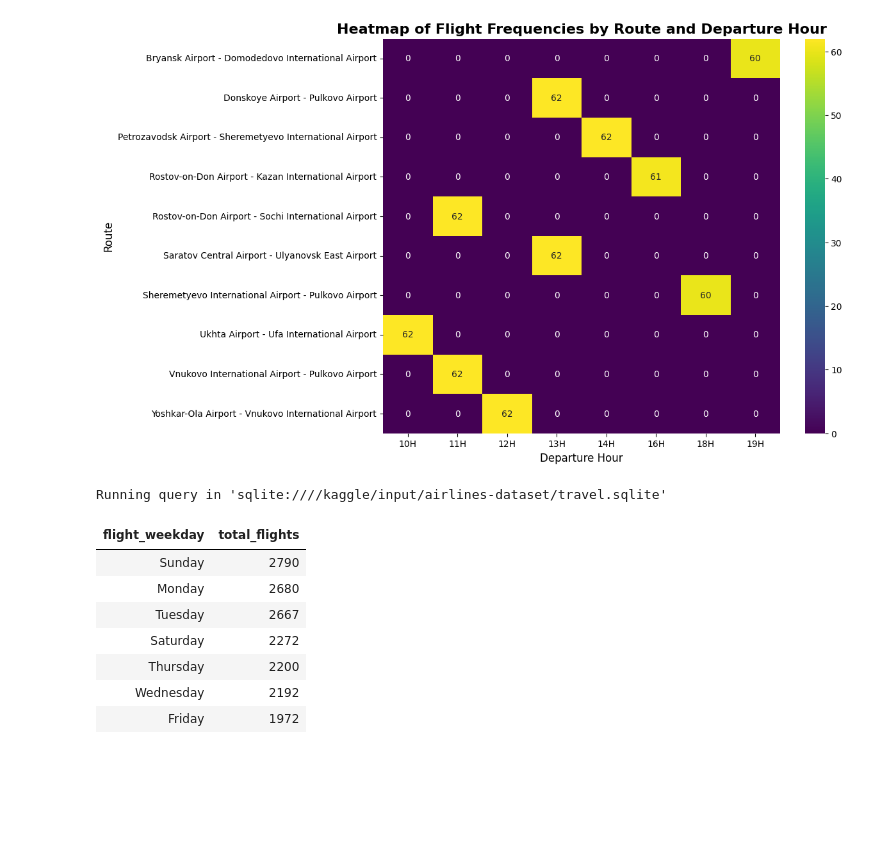
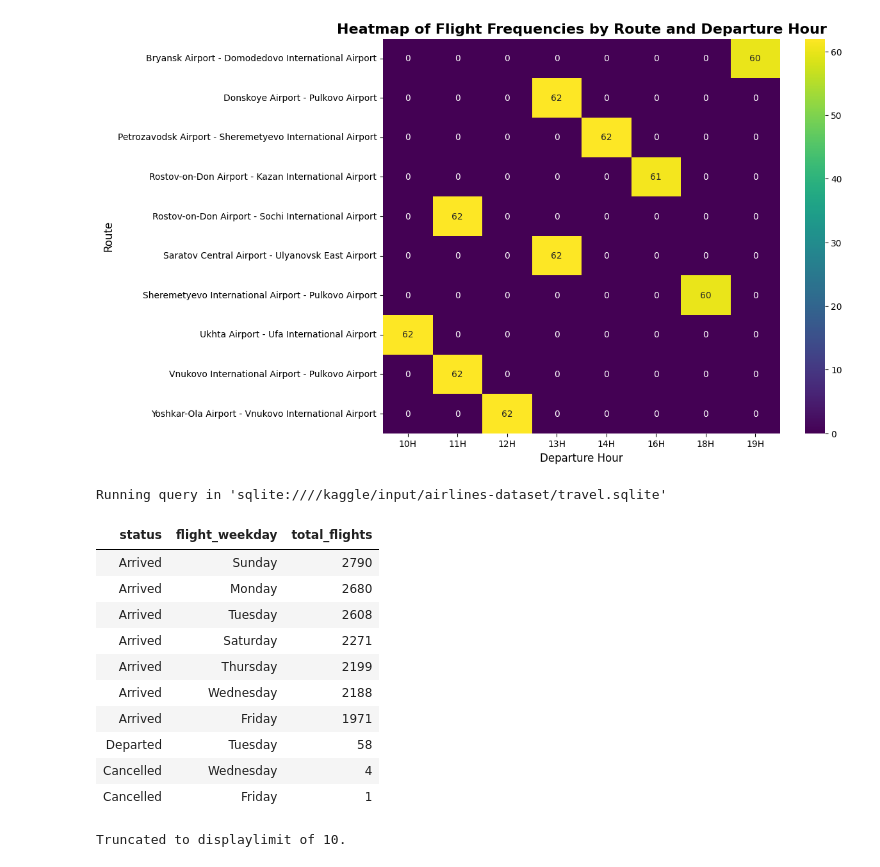
Before and after one commit to Daviedavie100/SQL_Projects, a Jupyter notebook: notebookee0d13d44b.ipynb, the cells around one changed output. Cells and saved outputs as stored; diff of their text form; code cells hidden in the pictures; blank space fills up the shorter version.

```diff
--- a/notebookee0d13d44b.ipynb
+++ b/notebookee0d13d44b.ipynb
@@ -561,44 +561,49 @@ WITH flight_data AS (
                 f.status,
                 json_extract(ap1.airport_name, '$.en') AS departure_airport_name,
                 json_extract(ap1.city, '$.en') AS departure_city,
                 ap1.coordinates AS departure_city_coordinates,
                 ap1.timezone AS departure_timezone,
                 json_extract(ap2.airport_name, '$.en') AS arrival_airport_name,
                 json_extract(ap2.city, '$.en') AS arrival_city,
                 ap2.coordinates AS arrival_city_coordinates,
                 ap2.timezone AS arrival_timezone
         FROM flights f
         JOIN airports_data ap1
         ON f.departure_airport=ap1.airport_code
         JOIN airports_data ap2
         ON f.arrival_airport=ap2.airport_code
         )
 
-SELECT CASE strftime('%w', scheduled_departure)
+SELECT status,
+    CASE strftime('%w', scheduled_departure)
         WHEN '0' THEN 'Sunday'
         WHEN '1' THEN 'Monday'
         WHEN '2' THEN 'Tuesday'
         WHEN '3' THEN 'Wednesday'
         WHEN '4' THEN 'Thursday'
         WHEN '5' THEN 'Friday'
         WHEN '6' THEN 'Saturday'
     END AS flight_weekday,
        COUNT(*) AS total_flights
 FROM flight_data
 WHERE actual_departure !="\\N" OR actual_arrival !="\\N"
-GROUP BY flight_weekday
-ORDER BY 2 DESC
+GROUP BY status, flight_weekday
+ORDER BY 3 DESC
 LIMIT 10;
 # %% [output]
 Running query in 'sqlite:////kaggle/input/airlines-dataset/travel.sqlite'
-| flight_weekday | total_flights |
-| Sunday | 2790 |
-| Monday | 2680 |
-| Tuesday | 2667 |
-| Saturday | 2272 |
-| Thursday | 2200 |
-| Wednesday | 2192 |
-| Friday | 1972 |
+| status | flight_weekday | total_flights |
+| Arrived | Sunday | 2790 |
+| Arrived | Monday | 2680 |
+| Arrived | Tuesday | 2608 |
+| Arrived | Saturday | 2271 |
+| Arrived | Thursday | 2199 |
+| Arrived | Wednesday | 2188 |
+| Arrived | Friday | 1971 |
+| Departed | Tuesday | 58 |
+| Cancelled | Wednesday | 4 |
+| Cancelled | Friday | 1 |
+Truncated to displaylimit of 10.
 # %%
 # Peak Travel Days
 querry="""
```
Also changed, not shown: parts of 1 cell of this notebook.
